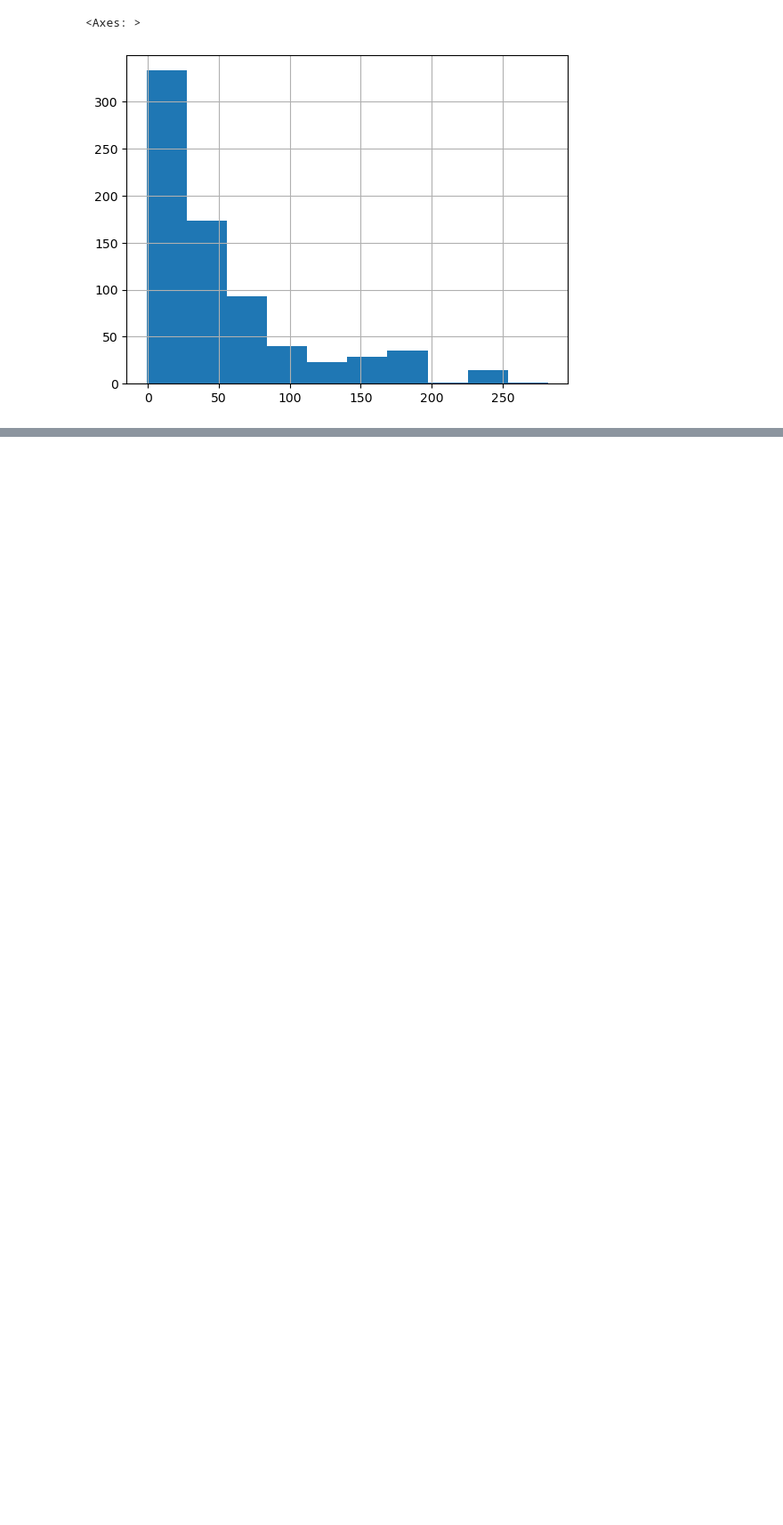
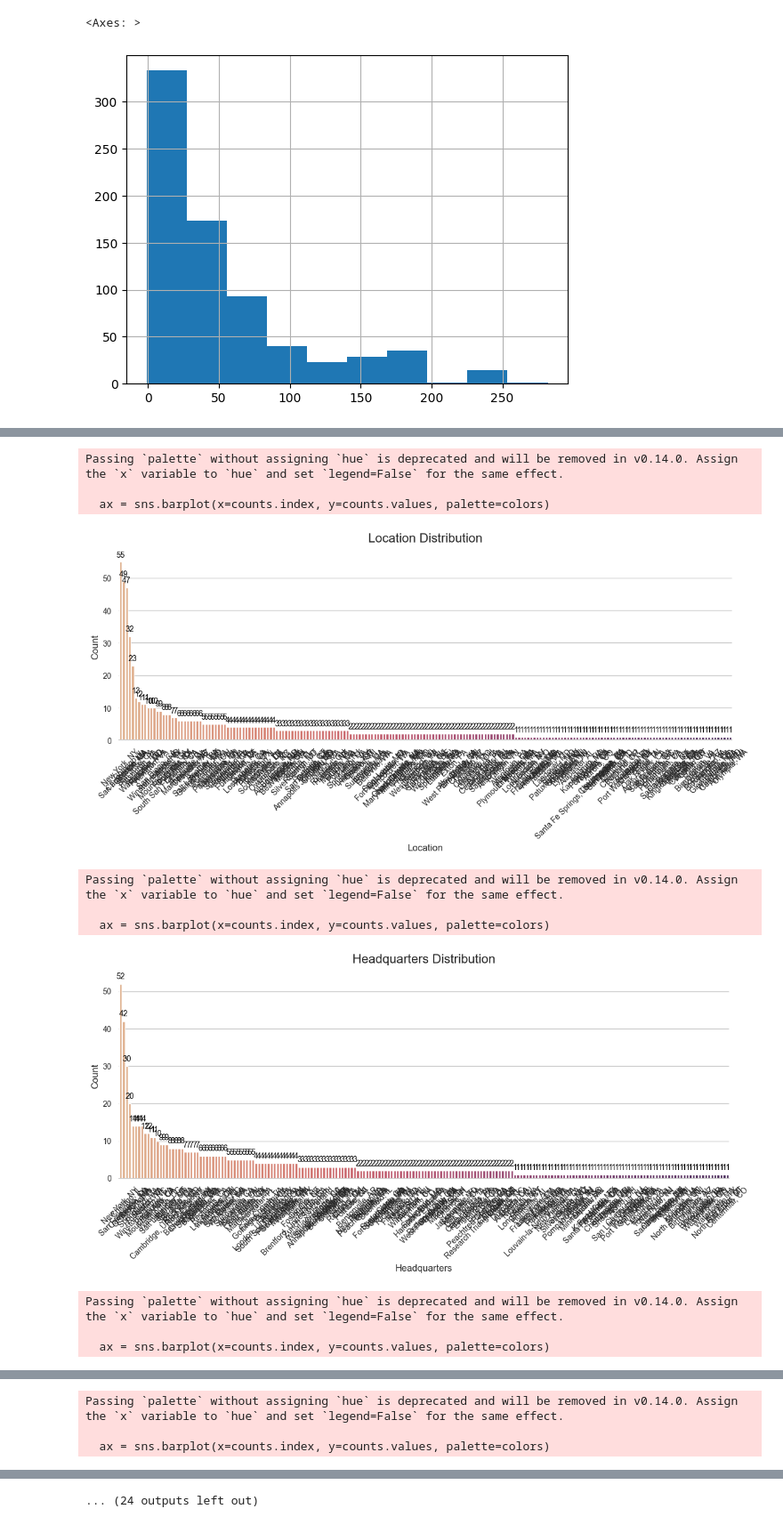
Before and after one commit to pawan-rai02/ds_salary_proj, a Jupyter notebook: 03-EDA.ipynb, the cells around one changed output, grey strips where cells are left out. Shown at 89% size. Saved outputs shown, nothing was run; the diff lists cells and outputs as text; code cells hidden in the pictures; blank space fills up the shorter version.

```diff
--- a/03-EDA.ipynb
+++ b/03-EDA.ipynb
@@ -222,0 +259,47 @@ df.age.hist()
+# %%
+df = df.drop('Unnamed: 0', axis=1)
+# %%
+df_cat = df[['Location', 'Headquarters', 'Size', 'Type of ownership', 'Industry', 'Sector', 'Revenue', 'company_txt', 'job_state', 'same_state', 'age', 'python_yn', 'R_yn',
+       'spark', 'aws', 'excel', 'job_simp', 'seniority']]
+# %%
+import matplotlib.pyplot as plt
+import seaborn as sns
+
+sns.set_theme(style='whitegrid')
+
+for i in df_cat.columns:
+    counts = df_cat[i].value_counts()
+    colors = sns.color_palette('flare', len(counts))
+
+    plt.figure(figsize=(12, 6))
+    ax = sns.barplot(x=counts.index, y=counts.values, palette=colors)
+    ax.set_title(f'{i} Distribution', fontsize=16, pad=14)
+    ax.set_xlabel(i, fontsize=12)
+    ax.set_ylabel('Count', fontsize=12)
+    ax.tick_params(axis='x', rotation=45, labelsize=10)
+    ax.tick_params(axis='y', labelsize=10)
+
+    for p in ax.patches:
+        height = p.get_height()
+        if height > 0:
+            ax.annotate(f'{int(height):,}',
+                        (p.get_x() + p.get_width() / 2, height),
+                        ha='center', va='bottom',
+                        fontsize=10, color='black', xytext=(0, 4),
+                        textcoords='offset points')
+
+    sns.despine(left=True, bottom=False)
+    plt.tight_layout()
+    plt.show()
+# %% [output]
+Passing `palette` without assigning `hue` is deprecated and will be removed in v0.14.0. Assign the `x` variable to `hue` and set `legend=False` for the same effect.
+
+  ax = sns.barplot(x=counts.index, y=counts.values, palette=colors)
+[figure, added]
+Passing `palette` without assigning `hue` is deprecated and will be removed in v0.14.0. Assign the `x` variable to `hue` and set `legend=False` for the same effect.
+
+  ax = sns.barplot(x=counts.index, y=counts.values, palette=colors)
+[figure, added]
+Passing `palette` without assigning `hue` is deprecated and will be removed in v0.14.0. Assign the `x` variable to `hue` and set `legend=False` for the same effect.
+
+  ax = sns.barplot(x=counts.index, y=counts.values, palette=colors)
@@ -222,0 +307,3 @@ df.age.hist()
+Passing `palette` without assigning `hue` is deprecated and will be removed in v0.14.0. Assign the `x` variable to `hue` and set `legend=False` for the same effect.
+
+  ax = sns.barplot(x=counts.index, y=counts.values, palette=colors)
@@ -222,0 +319 @@ df.age.hist()
+... (24 outputs left out)
```
Also changed, not shown: parts of 14 cells of this notebook.
